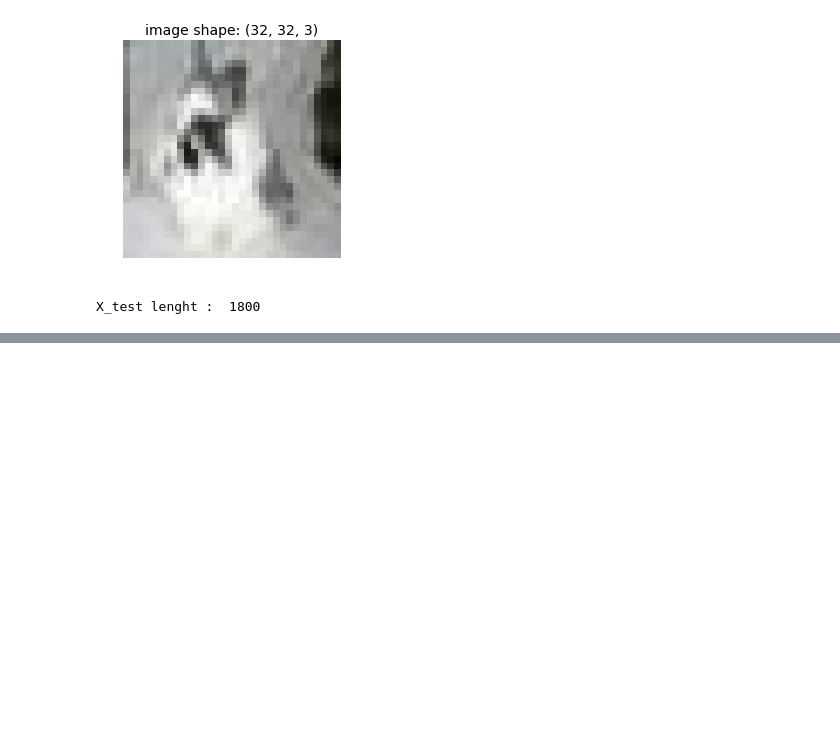
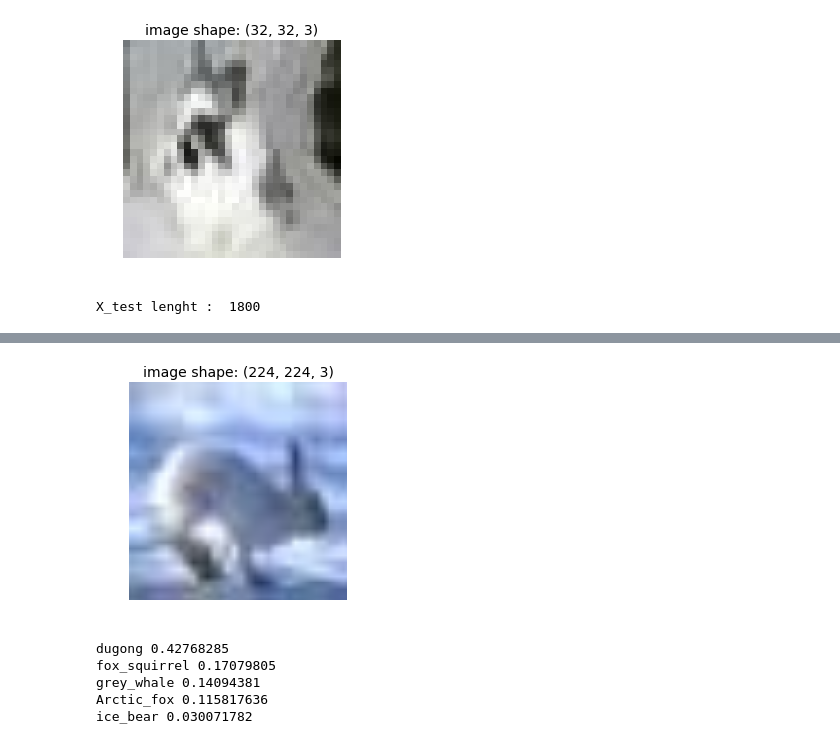
Before and after one commit to JeremyBouhi/DeepLearning, a Jupyter notebook: DeepLearningProject.ipynb, the cells around one changed output, grey strips where cells are left out. Drawn from its saved outputs; the diff is of its cells as text; code cells hidden in the pictures; blank space fills up the shorter version.

```diff
--- a/DeepLearningProject.ipynb
+++ b/DeepLearningProject.ipynb
@@ -117,0 +207,26 @@ X_test lenght :  1800
+# %%
+#resized a unique image with the resnet shape
+resnet_input_size = (224,224)
+img = X_train[4]
+img_resized = resize(img, resnet_input_size, mode='reflect', preserve_range=True)
+show(img_resized)
+# %% [output]
+[figure, added]
+# %%
+#Preeiction for the unique image
+x1 = image.img_to_array(img_resized)
+x1 = np.expand_dims(x1, axis=0)
+x1 = preprocess_input(x1)
+preds = feat_extractor_model.predict(x1)
+
+decoded_predictions = decode_predictions(preds)
+
+if decoded_predictions:
+    for _, name, score in decoded_predictions[0]:
+        print(name, score)
+# %% [output]
+dugong 0.42768285
+fox_squirrel 0.17079805
+grey_whale 0.14094381
+Arctic_fox 0.115817636
+ice_bear 0.030071782
```
Also changed, not shown: parts of 16 cells of this notebook.
